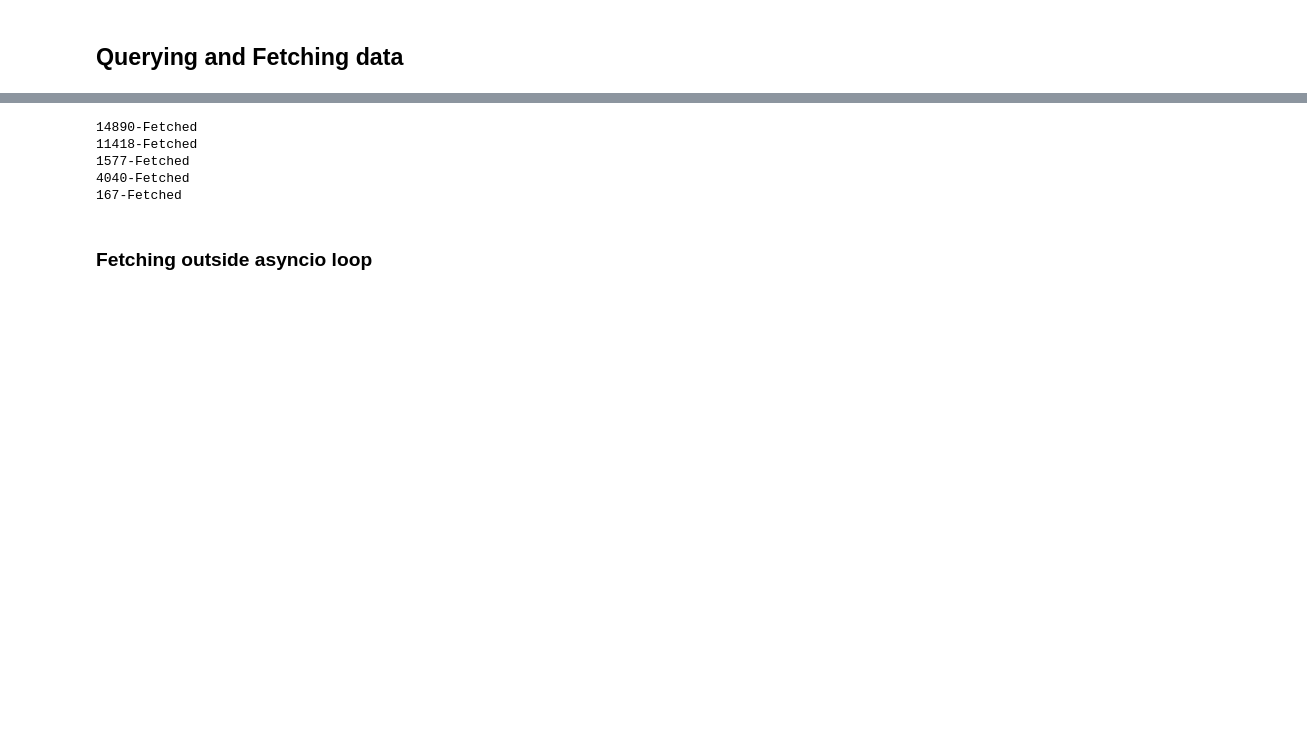
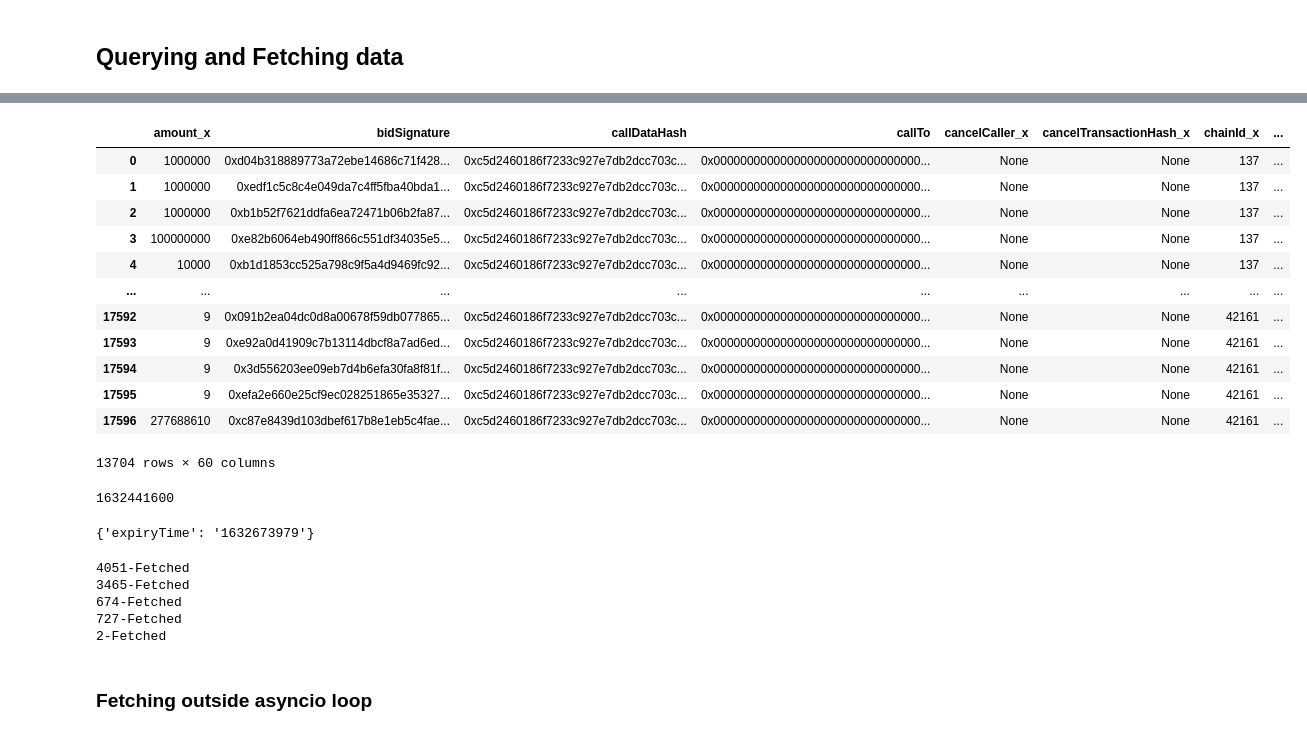
Before and after one commit to enzotavares/lifi-analytics-backend, a Jupyter notebook: subgraph_analysis.ipynb, the cells around one changed output, grey strips where cells are left out. Drawn from its saved outputs; the diff is of its cells as text; code cells hidden in the pictures; blank space fills up the shorter version.

```diff
--- a/subgraph_analysis.ipynb
+++ b/subgraph_analysis.ipynb
@@ -217 +326,25 @@ last_blocs
+# %%
+old_merged_txns
+# %% [output]
+|  | amount_x | bidSignature | callDataHash | callTo | cancelCaller_x | cancelTransactionHash_x | chainId_x | ... |
+| 0 | 1000000 | 0xd04b318889773a72ebe14686c71f428... | 0xc5d2460186f7233c927e7db2dcc703c... | 0x0000000000000000000000000000000... | None | None | 137 | ... |
+| 1 | 1000000 | 0xedf1c5c8c4e049da7c4ff5fba40bda1... | 0xc5d2460186f7233c927e7db2dcc703c... | 0x0000000000000000000000000000000... | None | None | 137 | ... |
+| 2 | 1000000 | 0xb1b52f7621ddfa6ea72471b06b2fa87... | 0xc5d2460186f7233c927e7db2dcc703c... | 0x0000000000000000000000000000000... | None | None | 137 | ... |
+| 3 | 100000000 | 0xe82b6064eb490ff866c551df34035e5... | 0xc5d2460186f7233c927e7db2dcc703c... | 0x0000000000000000000000000000000... | None | None | 137 | ... |
+| 4 | 10000 | 0xb1d1853cc525a798c9f5a4d9469fc92... | 0xc5d2460186f7233c927e7db2dcc703c... | 0x0000000000000000000000000000000... | None | None | 137 | ... |
+| ... | ... | ... | ... | ... | ... | ... | ... | ... |
+| 17592 | 9 | 0x091b2ea04dc0d8a00678f59db077865... | 0xc5d2460186f7233c927e7db2dcc703c... | 0x0000000000000000000000000000000... | None | None | 42161 | ... |
+| 17593 | 9 | 0xe92a0d41909c7b13114dbcf8a7ad6ed... | 0xc5d2460186f7233c927e7db2dcc703c... | 0x0000000000000000000000000000000... | None | None | 42161 | ... |
+| 17594 | 9 | 0x3d556203ee09eb7d4b6efa30fa8f81f... | 0xc5d2460186f7233c927e7db2dcc703c... | 0x0000000000000000000000000000000... | None | None | 42161 | ... |
+| 17595 | 9 | 0xefa2e660e25cf9ec028251865e35327... | 0xc5d2460186f7233c927e7db2dcc703c... | 0x0000000000000000000000000000000... | None | None | 42161 | ... |
+| 17596 | 277688610 | 0xc87e8439d103dbef617b8e1eb5c4fae... | 0xc5d2460186f7233c927e7db2dcc703c... | 0x0000000000000000000000000000000... | None | None | 42161 | ... |
+13704 rows × 60 columns
+# %%
+expiry_cut_off
+# %% [output]
+1632441600
+# %%
+params
+# %% [output]
+{'expiryTime': '1632673979'}
 # %%
@@ -223,25 +356,25 @@ def merge_dfs(main_df, new_df):
     return result
 # %%
 new_df = await fetch_chain_transactions(query, params, transport_matic, "Polygon")
-matic_txns = merge_dfs(matic_txns, new_df)
+matic_txns = concat_dfs(matic_txns, new_df)
 
 new_df = await fetch_chain_transactions(query, params, transport_bsc, "BSC")
-bsc_txns = merge_dfs(bsc_txns, new_df)
+bsc_txns = concat_dfs(bsc_txns, new_df)
 
 new_df = await fetch_chain_transactions(query, params, transport_xdai, "xDai")
-xdai_txns = merge_dfs(xdai_txns, new_df)
+xdai_txns = concat_dfs(xdai_txns, new_df)
 
 new_df = await fetch_chain_transactions(query, params, transport_fantom, "Fantom")
-fantom_txns = merge_dfs(fantom_txns, new_df)
+fantom_txns = concat_dfs(fantom_txns, new_df)
 
 new_df = await fetch_chain_transactions(query, params, transport_arbitrum, "Arbitrum")
-arbitrum_txns = merge_dfs(arbitrum_txns, new_df)
+arbitrum_txns = concat_dfs(arbitrum_txns, new_df)
 # %% [output]
-14890-Fetched
-11418-Fetched
-1577-Fetched
-4040-Fetched
-167-Fetched
+4051-Fetched
+3465-Fetched
+674-Fetched
+727-Fetched
+2-Fetched
 # %% [markdown]
 ### Fetching outside asyncio loop
 # %%
```
Also changed, not shown: parts of 68 cells of this notebook, 17 other files.
